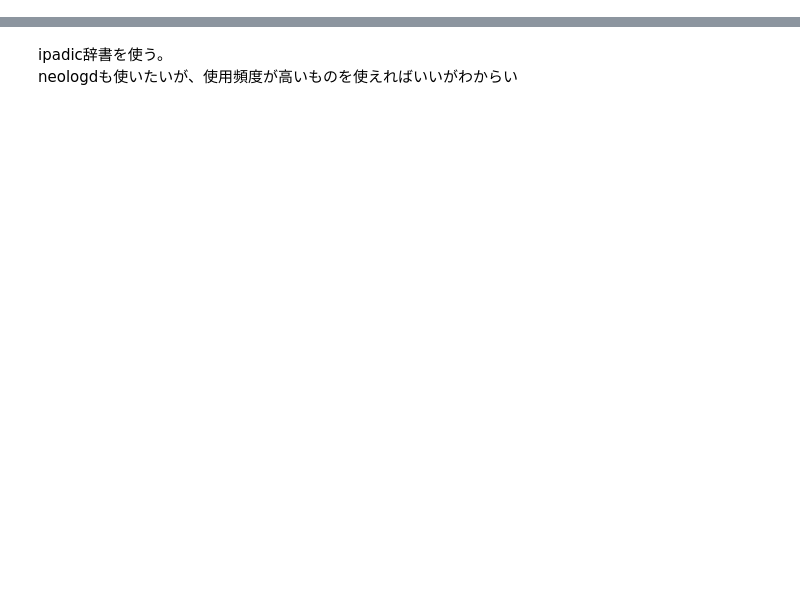
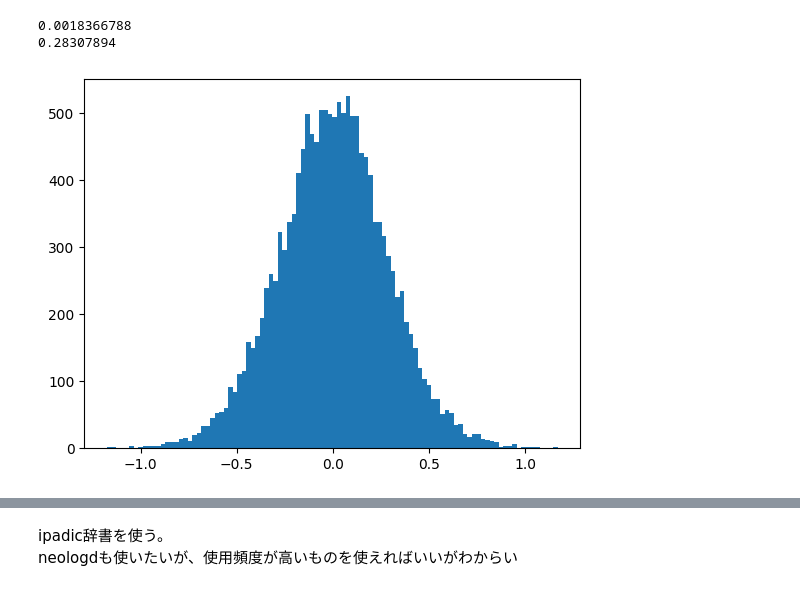
Before and after one commit to 0120MNGR/WordWolfML, a Jupyter notebook: similar_alg.ipynb, the cells around one changed output, grey strips where cells are left out. Drawn from its saved outputs; the diff is of its cells as text; code cells hidden in the pictures; blank space fills up the shorter version.

```diff
--- a/similar_alg.ipynb
+++ b/similar_alg.ipynb
@@ -47,0 +52,10 @@ m = np.array(vector_diff)
+# %%
+vector_diff
+v = np.concatenate(vector_diff[0:50])
+plt.hist(v,100)
+print(np.mean(v))
+print(np.std(v))
+# %% [output]
+0.0018366788
+0.28307894
+[figure, added]
```
Also changed, not shown: parts of 6 cells of this notebook, 7 other files.
